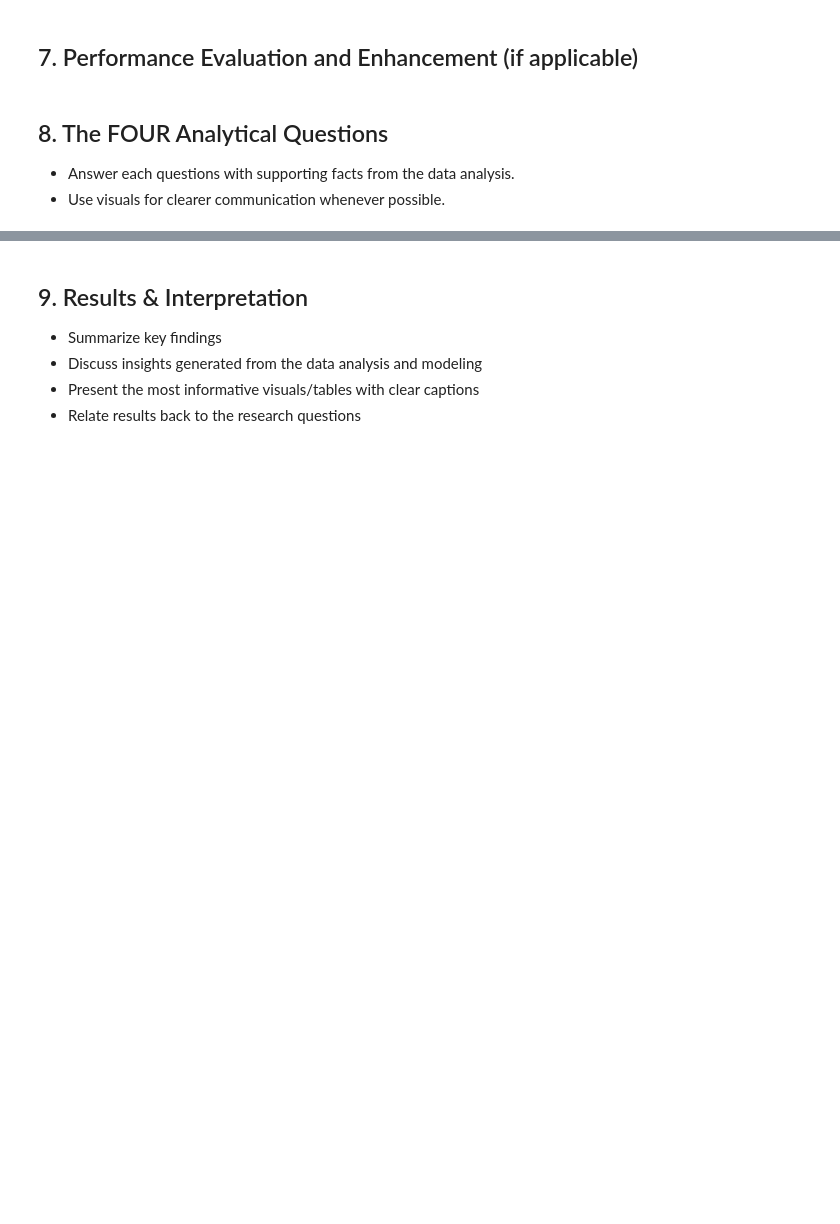
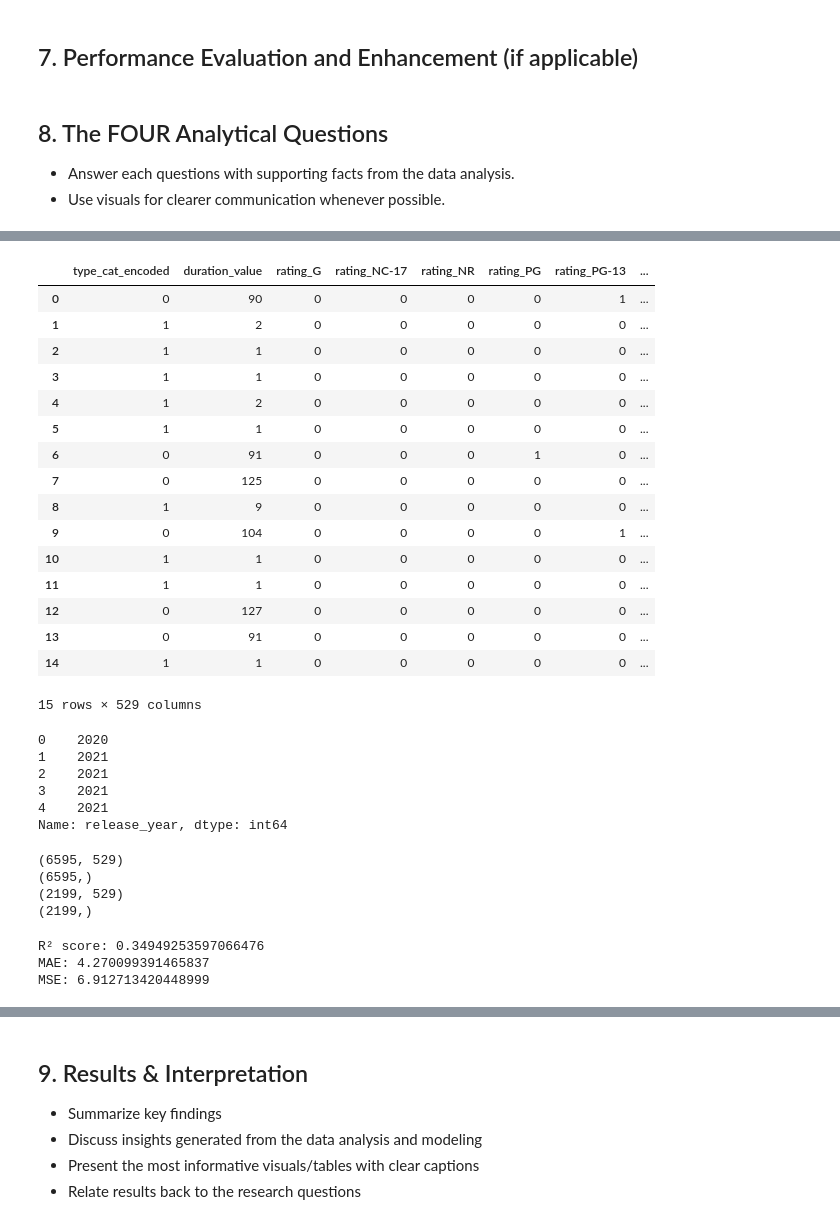
Before and after one commit to liya-eng/DSF_PROJECT, a Jupyter notebook: TT6L_G04_Notebook.ipynb, the cells around one changed output, grey strips where cells are left out. Cells and saved outputs as stored; diff of their text form; code cells hidden in the pictures; blank space fills up the shorter version.

```diff
--- a/TT6L_G04_Notebook.ipynb
+++ b/TT6L_G04_Notebook.ipynb
@@ -241,0 +245,2 @@ clean_netflix.to_csv('netflix_cleaned.csv', index = False)
+# %%
+df = pd.read_csv('netflix_cleaned.csv', encoding='latin1')
@@ -241,0 +268,16 @@ clean_netflix.to_csv('netflix_cleaned.csv', index = False)
+# %%
+from sklearn.preprocessing import LabelEncoder
+
+encoder = LabelEncoder()
+type_cat = df["type"].values
+type_cat_encoded = encoder.fit_transform(type_cat.astype('str'))
+type_cat_encoded
+df['type_cat_encoded'] = type_cat_encoded
+# %%
+#one-hot encoding for 'rating' & 'listed_in'
+from sklearn.preprocessing import OneHotEncoder
+
+encoder = OneHotEncoder(sparse_output=False, dtype=int)
+rating_listed_cat = encoder.fit_transform(df[['rating', 'listed_in']])
+rating_listed_cat_encoded = pd.DataFrame(rating_listed_cat, columns=encoder.get_feature_names_out(['rating', 'listed_in']))
+rating_listed_cat_encoded.head()
@@ -241,0 +296,29 @@ clean_netflix.to_csv('netflix_cleaned.csv', index = False)
+# %%
+X.head(15)
+# %% [output]
+|  | type_cat_encoded | duration_value | rating_G | rating_NC-17 | rating_NR | rating_PG | rating_PG-13 | ... |
+| 0 | 0 | 90 | 0 | 0 | 0 | 0 | 1 | ... |
+| 1 | 1 | 2 | 0 | 0 | 0 | 0 | 0 | ... |
+| 2 | 1 | 1 | 0 | 0 | 0 | 0 | 0 | ... |
+| 3 | 1 | 1 | 0 | 0 | 0 | 0 | 0 | ... |
+| 4 | 1 | 2 | 0 | 0 | 0 | 0 | 0 | ... |
+| 5 | 1 | 1 | 0 | 0 | 0 | 0 | 0 | ... |
+| 6 | 0 | 91 | 0 | 0 | 0 | 1 | 0 | ... |
+| 7 | 0 | 125 | 0 | 0 | 0 | 0 | 0 | ... |
+| 8 | 1 | 9 | 0 | 0 | 0 | 0 | 0 | ... |
+| 9 | 0 | 104 | 0 | 0 | 0 | 0 | 1 | ... |
+| 10 | 1 | 1 | 0 | 0 | 0 | 0 | 0 | ... |
+| 11 | 1 | 1 | 0 | 0 | 0 | 0 | 0 | ... |
+| 12 | 0 | 127 | 0 | 0 | 0 | 0 | 0 | ... |
+| 13 | 0 | 91 | 0 | 0 | 0 | 0 | 0 | ... |
+| 14 | 1 | 1 | 0 | 0 | 0 | 0 | 0 | ... |
+15 rows × 529 columns
+# %%
+y.head()
+# %% [output]
+0    2020
+1    2021
+2    2021
+3    2021
+4    2021
+Name: release_year, dtype: int64
@@ -241,0 +329,11 @@ clean_netflix.to_csv('netflix_cleaned.csv', index = False)
+# %%
+# check shapes after splitting
+print(X_train.shape)
+print(y_train.shape)
+print(X_test.shape)
+print(y_test.shape)
+# %% [output]
+(6595, 529)
+(6595,)
+(2199, 529)
+(2199,)
@@ -241,0 +348,16 @@ clean_netflix.to_csv('netflix_cleaned.csv', index = False)
+# %%
+#get r2 coefficient
+r2 = model.score(X_test, y_test)
+print("R² score:", r2)
+
+#get MAE
+mae = mean_absolute_error(y_test, y_pred)
+print("MAE:", mae)
+
+#get MSE
+mse = np.sqrt(mean_squared_error(y_test, y_pred))
+print("MSE:", mse)
+# %% [output]
+R² score: 0.34949253597066476
+MAE: 4.270099391465837
+MSE: 6.912713420448999
```
Also changed, not shown: parts of 14 cells of this notebook.
